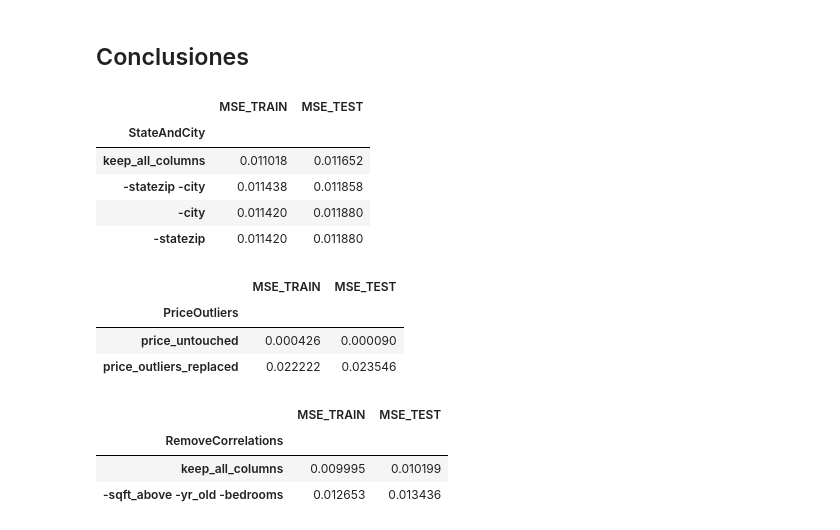
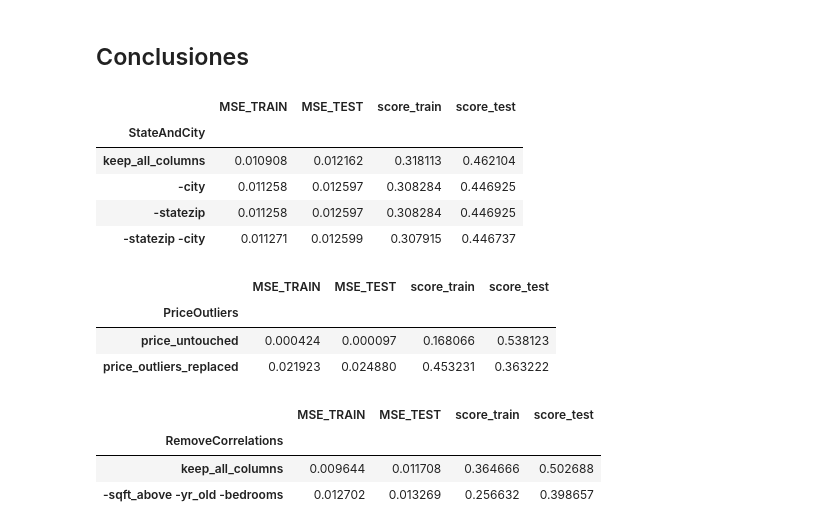
Before and after one commit to tuxsy/iebs-master-data-science, a Jupyter notebook: m02/project/m02-project-housedata-price-prediction.ipynb, the cells around one changed output. Cells and saved outputs as stored; diff of their text form; code cells hidden in the pictures.

```diff
--- a/m02/project/m02-project-housedata-price-prediction.ipynb
+++ b/m02/project/m02-project-housedata-price-prediction.ipynb
@@ -836,19 +836,20 @@ del hypotesis # Eliminamos la variable aparano consumir tanta memoria
 # Preparamos una función que codificará mediante un LabelEncoder
 #  las variables categóricas que pueda tener un dataframe
 
-def encode_categorical_vars(in_df):
-    out_df = in_df.copy()
+def encode_categorical_vars(X):
+    X_out = X.copy()
     encoders = dict()
 
-    for col in out_df.columns:
+    for col in X_out.columns:
         if col not in categorical_columns:
             continue
         le = LabelEncoder()
-        out_df[col] = le.fit_transform(list(out_df[col].astype(str).values))
+        print("Encoding:", col)
+        X_out[col] = le.fit_transform(list(X_out[col].astype(str).values))
         encoders[col] = le
 
 
-    return out_df, encoders
+    return X_out, encoders
 # %%
 # Mediante esta función usamos diferentes scaler para escalar los datos
 from sklearn.preprocessing import StandardScaler, MinMaxScaler, MaxAbsScaler, RobustScaler
@@ -1026,12 +1044,19 @@ def scaler_name(scalers: dict) -> str:
         return str(list(scalers.values())[0])
 
 eval_data = [
-    (name, scaler_name(hyp.best_model.scalers), hyp.best_model.mse_train, hyp.best_model.mse_test)
+    (
+        name,
+        scaler_name(hyp.best_model.scalers),
+        hyp.best_model.mse_train,
+        hyp.best_model.mse_test,
+        hyp.best_model.score_train,
+        hyp.best_model.score_test,
+    )
     for (name, hyp) in all_hypotesis
 ]
 
 df_eval = (
-    pd.DataFrame(eval_data, columns=["Name", "Scaler", "MSE_TRAIN", "MSE_TEST"])
+    pd.DataFrame(eval_data, columns=["Name", "Scaler", "MSE_TRAIN", "MSE_TEST", "score_train", "score_test"])
 ).sort_values("MSE_TEST").reset_index(drop=True)
 # %%
 fig, axes = plt.subplots(nrows=1, ncols=2, figsize=(10,5))
@@ -1089,35 +1118,24 @@ plt.show()
 # %% [markdown]
 ## Conclusiones
 # %%
-from IPython.display import display
+for i, variant in enumerate(["StateAndCity", "PriceOutliers", "RemoveCorrelations"]):
+    df_eval[variant] = df_eval.Name.apply(lambda x: x.split(":")[i])
 
-df_eval["StateAndCity"] = df_eval.Name.apply(lambda x: x.split(":")[0])
-
-display(
-    df_eval.groupby("StateAndCity").mean(numeric_only=True)[["MSE_TRAIN", "MSE_TEST"]].sort_values("MSE_TEST")
-)
-
-df_eval["PriceOutliers"] = df_eval.Name.apply(lambda x: x.split(":")[1])
-display(
-    df_eval.groupby("PriceOutliers").mean(numeric_only=True)[["MSE_TRAIN", "MSE_TEST"]].sort_values("MSE_TEST")
-)
-
-df_eval["RemoveCorrelations"] = df_eval.Name.apply(lambda x: x.split(":")[2])
-display(
-    df_eval.groupby("RemoveCorrelations").mean(numeric_only=True)[["MSE_TRAIN", "MSE_TEST"]].sort_values("MSE_TEST")
-)
+    display(
+        df_eval.groupby(variant).mean(numeric_only=True)[["MSE_TRAIN", "MSE_TEST", "score_train", "score_test"]].sort_values("MSE_TEST")
+    )
 # %% [output]
-|  | MSE_TRAIN | MSE_TEST |
-| StateAndCity |  |  |
-| keep_all_columns | 0.011018 | 0.011652 |
-| -statezip -city | 0.011438 | 0.011858 |
-| -city | 0.011420 | 0.011880 |
-| -statezip | 0.011420 | 0.011880 |
+|  | MSE_TRAIN | MSE_TEST | score_train | score_test |
+| StateAndCity |  |  |  |  |
+| keep_all_columns | 0.010908 | 0.012162 | 0.318113 | 0.462104 |
+| -city | 0.011258 | 0.012597 | 0.308284 | 0.446925 |
+| -statezip | 0.011258 | 0.012597 | 0.308284 | 0.446925 |
+| -statezip -city | 0.011271 | 0.012599 | 0.307915 | 0.446737 |
-|  | MSE_TRAIN | MSE_TEST |
-| PriceOutliers |  |  |
-| price_untouched | 0.000426 | 0.000090 |
-| price_outliers_replaced | 0.022222 | 0.023546 |
+|  | MSE_TRAIN | MSE_TEST | score_train | score_test |
+| PriceOutliers |  |  |  |  |
+| price_untouched | 0.000424 | 0.000097 | 0.168066 | 0.538123 |
+| price_outliers_replaced | 0.021923 | 0.024880 | 0.453231 | 0.363222 |
-|  | MSE_TRAIN | MSE_TEST |
-| RemoveCorrelations |  |  |
-| keep_all_columns | 0.009995 | 0.010199 |
-| -sqft_above -yr_old -bedrooms | 0.012653 | 0.013436 |
+|  | MSE_TRAIN | MSE_TEST | score_train | score_test |
+| RemoveCorrelations |  |  |  |  |
+| keep_all_columns | 0.009644 | 0.011708 | 0.364666 | 0.502688 |
+| -sqft_above -yr_old -bedrooms | 0.012702 | 0.013269 | 0.256632 | 0.398657 |
```
Also changed, not shown: parts of 10 cells of this notebook.
